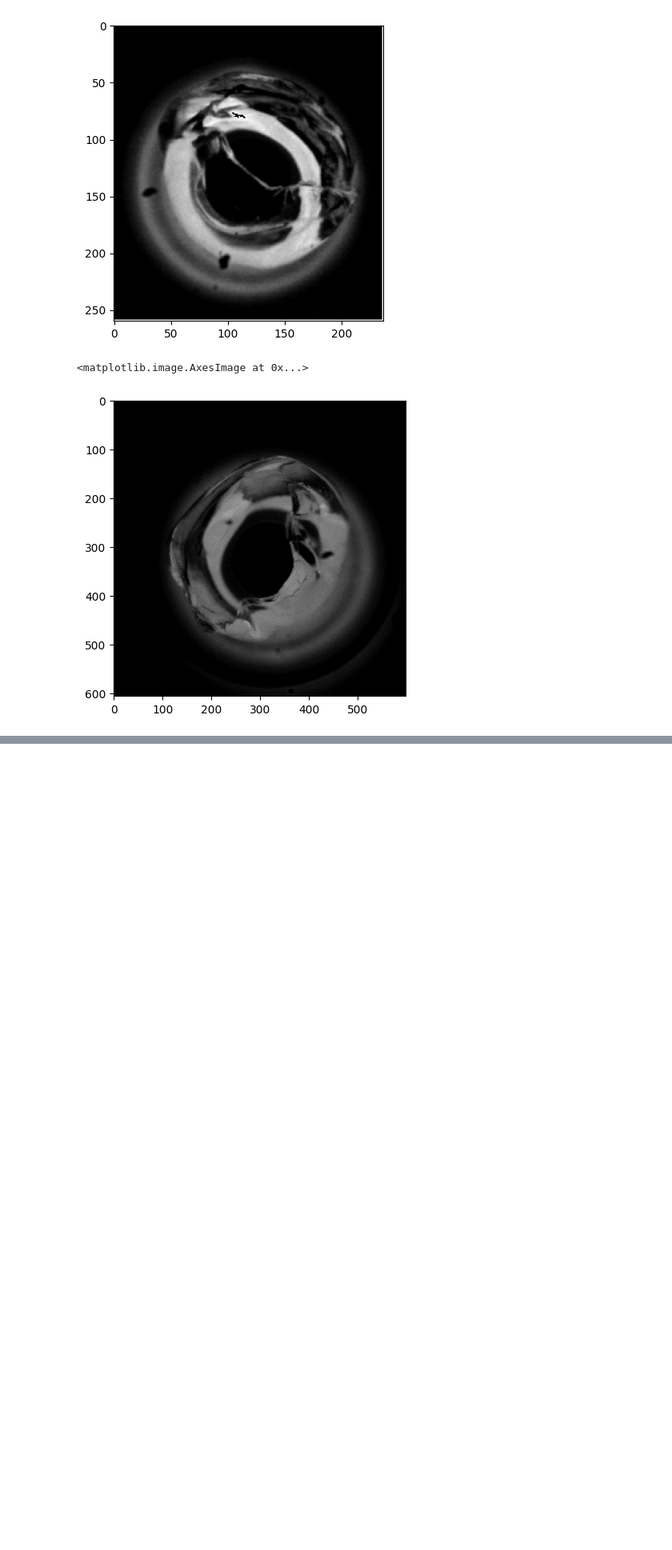
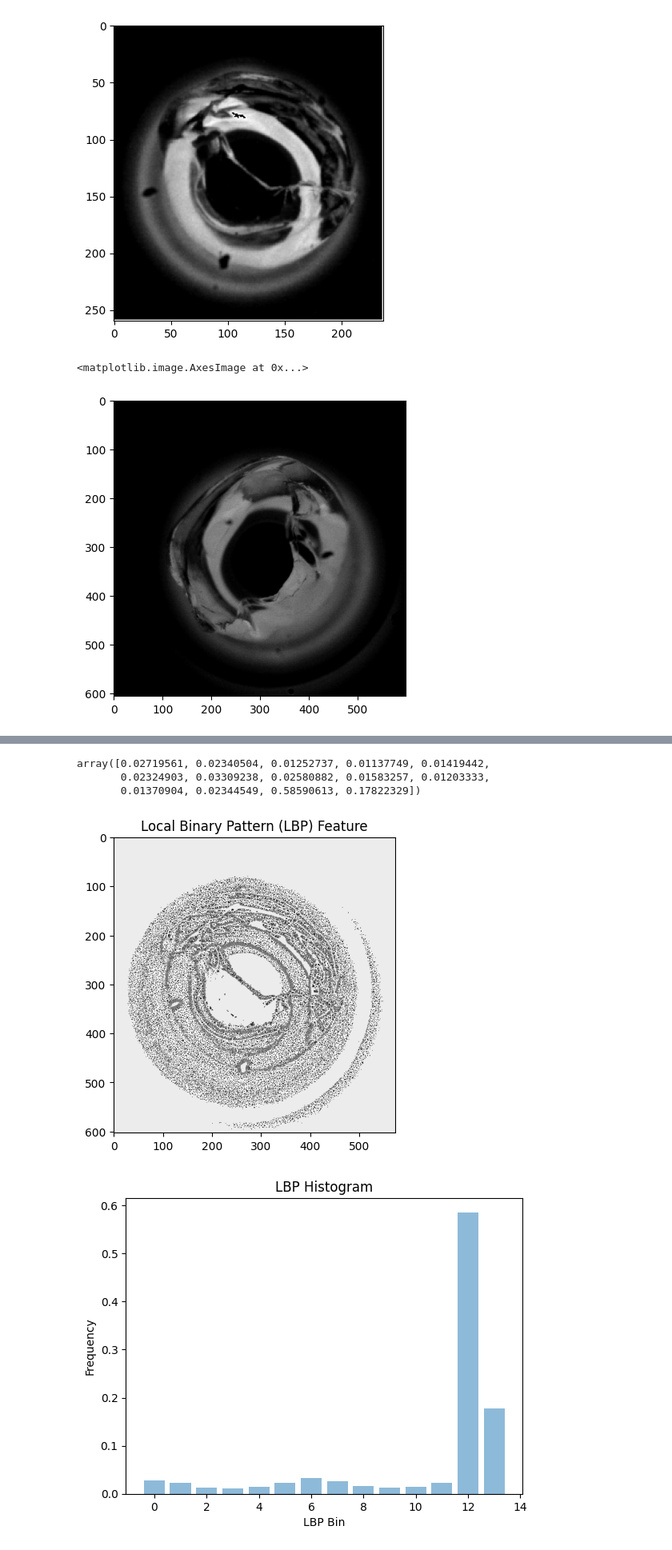
Before and after one commit to jfachrel/Tip-Quality, a Jupyter notebook: TIp_quality.ipynb, the cells around one changed output, grey strips where cells are left out. Shown at 80% size. Saved outputs shown, nothing was run; the diff lists cells and outputs as text; code cells hidden in the pictures; blank space fills up the shorter version.

```diff
--- a/TIp_quality.ipynb
+++ b/TIp_quality.ipynb
@@ -246,0 +282,27 @@ for img in os.listdir(path):
+# %%
+# Compute histogram of the LBP feature
+hist, _ = np.histogram(lbp_feature.ravel(), bins=np.arange(0, n_points + 3), range=(0, n_points + 2))
+
+# Normalize the histogram to obtain a probability distribution
+hist = hist.astype('float')
+hist /= (hist.sum() + 1e-7)
+hist
+# %% [output]
+array([0.02719561, 0.02340504, 0.01252737, 0.01137749, 0.01419442,
+       0.02324903, 0.03309238, 0.02580882, 0.01583257, 0.01203333,
+       0.01370904, 0.02344549, 0.58590613, 0.17822329])
+# %%
+# Visualize the LBP feature
+plt.imshow(lbp_feature, cmap='gray')
+plt.title('Local Binary Pattern (LBP) Feature')
+plt.show()
+
+# Visualize the LBP histogram
+plt.bar(np.arange(0, n_points + 2), hist, align='center', alpha=0.5)
+plt.xlabel('LBP Bin')
+plt.ylabel('Frequency')
+plt.title('LBP Histogram')
+plt.show()
+# %% [output]
+[figure, added]
+[figure, added]
```
Also changed, not shown: parts of 14 cells of this notebook.
